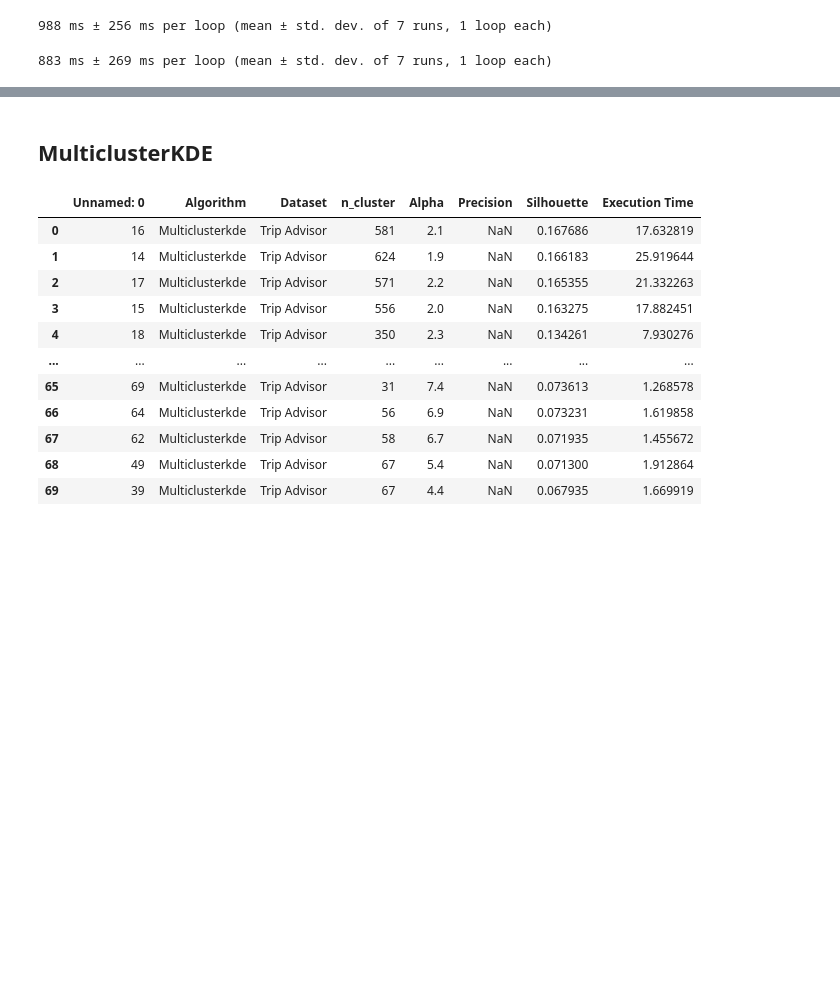
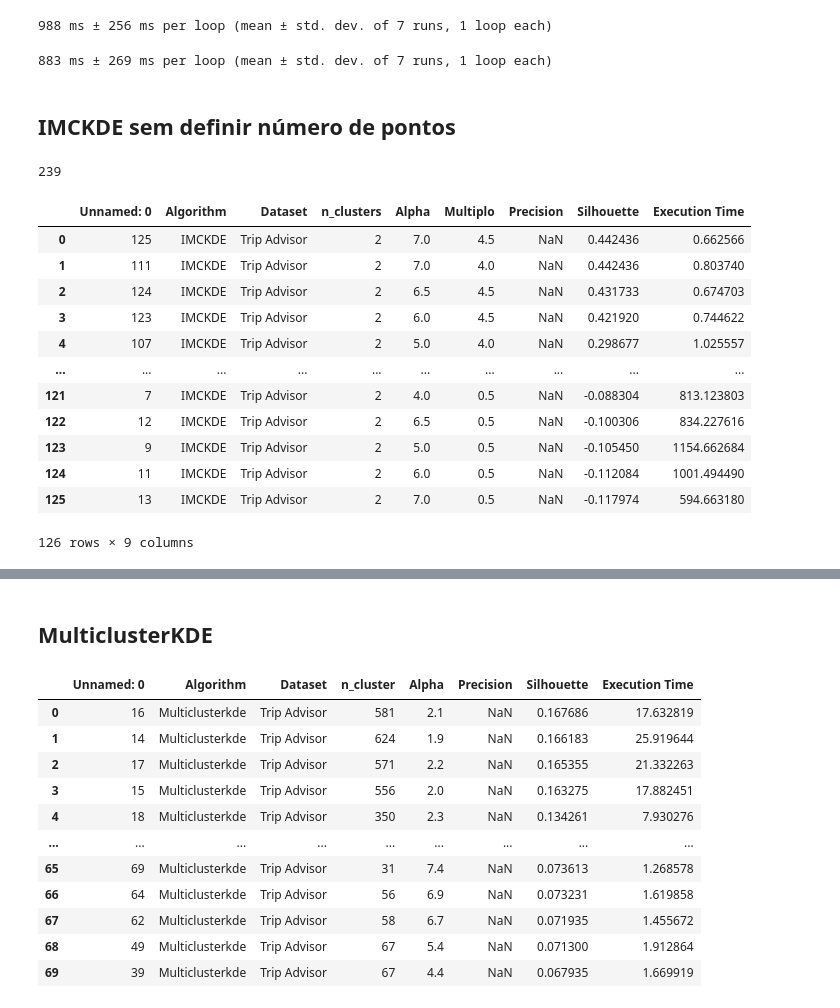
Before and after one commit to paulomuraroferreira/IMCKDE, a Jupyter notebook: Notebooks/clustering_tests_v2.ipynb, the cells around one changed output, grey strips where cells are left out. Saved outputs shown, nothing was run; the diff lists cells and outputs as text; code cells hidden in the pictures; blank space fills up the shorter version.

```diff
--- a/Notebooks/clustering_tests_v2.ipynb
+++ b/Notebooks/clustering_tests_v2.ipynb
@@ -671,3 +667,10 @@ IMCKDE(trip_adv, 3, paralelization = False, alpha = 7.2, multiplo = 4.5).predict
 IMCKDE(trip_adv, 2, paralelization = False, alpha = 7.3, multiplo = 4).predict()
 # %% [output]
 883 ms ± 269 ms per loop (mean ± std. dev. of 7 runs, 1 loop each)
+# %% [markdown]
+## IMCKDE sem definir número de pontos
+# %%
+imckde = IMCKDE(trip_adv, 1000, paralelization = False, alpha = 2, multiplo = 2).predict()
+len(imckde.result[1])
+# %% [output]
+239
@@ -673,0 +698,17 @@ IMCKDE(trip_adv, 2, paralelization = False, alpha = 7.3, multiplo = 4).predict()
+# %%
+df_trip = pd.read_csv(os.path.join(PATH_RESULTS, 'trip_imckde_sem_numero_clusters.csv'))
+df_trip
+# %% [output]
+|  | Unnamed: 0 | Algorithm | Dataset | n_clusters | Alpha | Multiplo | Precision | Silhouette | Execution Time |
+| 0 | 125 | IMCKDE | Trip Advisor | 2 | 7.0 | 4.5 | NaN | 0.442436 | 0.662566 |
+| 1 | 111 | IMCKDE | Trip Advisor | 2 | 7.0 | 4.0 | NaN | 0.442436 | 0.803740 |
+| 2 | 124 | IMCKDE | Trip Advisor | 2 | 6.5 | 4.5 | NaN | 0.431733 | 0.674703 |
+| 3 | 123 | IMCKDE | Trip Advisor | 2 | 6.0 | 4.5 | NaN | 0.421920 | 0.744622 |
+| 4 | 107 | IMCKDE | Trip Advisor | 2 | 5.0 | 4.0 | NaN | 0.298677 | 1.025557 |
+| ... | ... | ... | ... | ... | ... | ... | ... | ... | ... |
+| 121 | 7 | IMCKDE | Trip Advisor | 2 | 4.0 | 0.5 | NaN | -0.088304 | 813.123803 |
+| 122 | 12 | IMCKDE | Trip Advisor | 2 | 6.5 | 0.5 | NaN | -0.100306 | 834.227616 |
+| 123 | 9 | IMCKDE | Trip Advisor | 2 | 5.0 | 0.5 | NaN | -0.105450 | 1154.662684 |
+| 124 | 11 | IMCKDE | Trip Advisor | 2 | 6.0 | 0.5 | NaN | -0.112084 | 1001.494490 |
+| 125 | 13 | IMCKDE | Trip Advisor | 2 | 7.0 | 0.5 | NaN | -0.117974 | 594.663180 |
+126 rows × 9 columns
```
Also changed, not shown: parts of 6 cells of this notebook, 1 other file.
